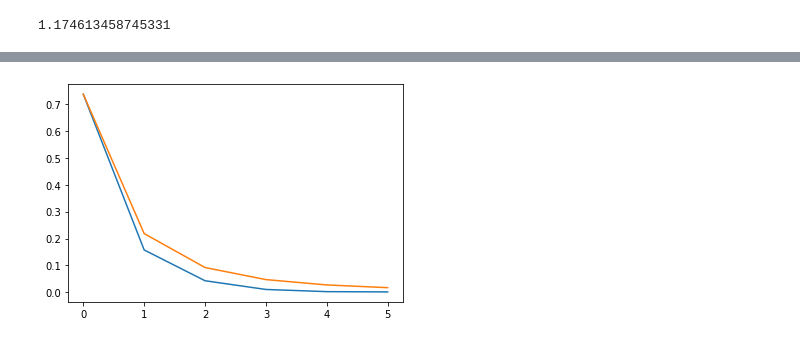
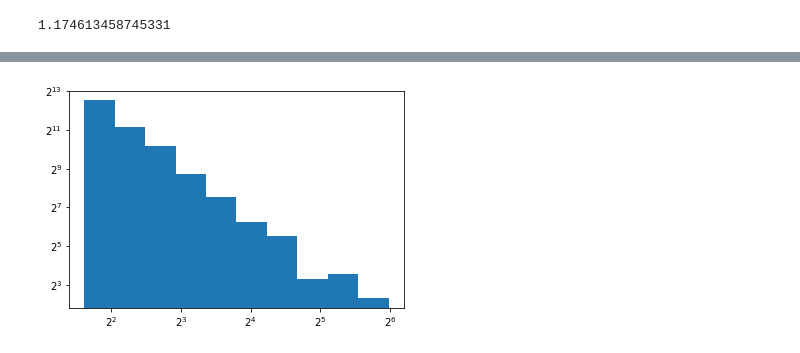
Before and after one commit to baton96/Complex-Networks, a Jupyter notebook: A2/A2.ipynb, the cells around one changed output, grey strips where cells are left out. Drawn from its saved outputs; the diff is of its cells as text; code cells hidden in the pictures.

```diff
--- a/A2/A2.ipynb
+++ b/A2/A2.ipynb
@@ -422,17 +328,19 @@ plt.plot(sorted(x2)[::-1])
-# %%
-def log2int(n):
-    return int(np.log2(n))
-
-fig, ax = plt.subplots()
-minX2, maxX2 = log2int(minX), log2int(maxX)
-
-results = np.histogram(np.log2(x), density=True, bins=int(maxX2-minX2))[0]
-ax.plot(results)
-
-x2 = (results[0] * minX2**3)*np.arange(minX2, maxX2, dtype=float)**(-3)
-ax.plot(sorted(x2)[::-1])
-
-#ax.set_yscale('log', base=2)
-plt.show()
-# %% [output]
-[figure, removed]
+# %%
+def parseFloat(number):
+    return ('%f' % number).rstrip('0').rstrip('.')
+fig, ax = plt.subplots()
+
+g = ig.load("BA/BAn10000m5M5.net")
+degrees = np.log(g.degree())
+
+ax.hist(degrees)
+xticks = ax.get_xticks()
+labels = ["$2^{%s}$" % parseFloat(tick) for tick in xticks]
+
+ax.set_xticks(xticks[1:-1])
+ax.set_xticklabels(labels[1:-1])
+
+ax.set_yscale('log', base=2)
+plt.show()
+# %% [output]
+[figure, added]
```
Also changed, not shown: parts of 17 cells of this notebook.
